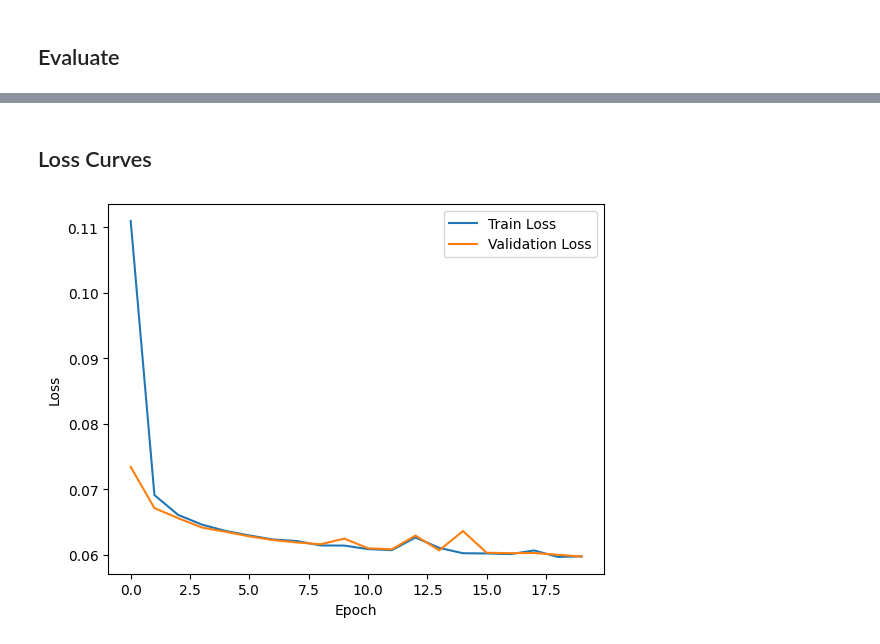
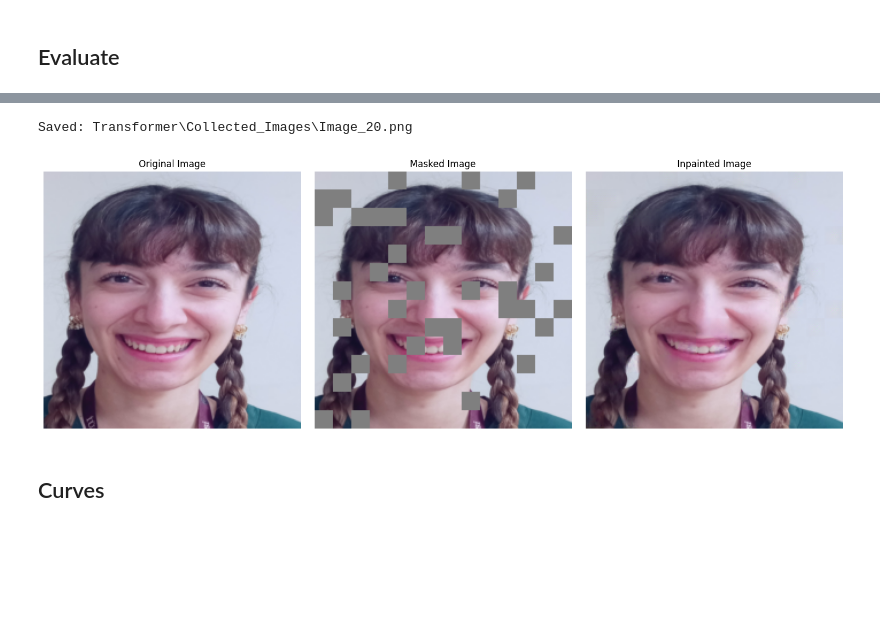
Before and after one commit to ragibglv/Image-Inpainting-YZV-302E, a Jupyter notebook: Project.ipynb, the cells around one changed output, grey strips where cells are left out. Cells and saved outputs as stored; diff of their text form; code cells hidden in the pictures; blank space fills up the shorter version.

```diff
--- a/Project.ipynb
+++ b/Project.ipynb
@@ -490,18 +496,44 @@ Saved: Transformer\Test Images\Image_573.png
+# %%
+def evaluate(model, dataloader, criterion, device= "cuda"):
+    model.eval()
+    test_loss = 0.0
+    test_accuracy = 0.0
+    test_PSNR = 0.0
+    test_MSE = 0.0
+    i = 0
+    with torch.no_grad():
+        for images, masked_images, masks in dataloader:
+            images, masked_images, masks = images.to(device), masked_images.to(device), masks.to(device)
+
+            expanded_mask = masks.view(masks.size(0),14, 14)
+            expanded_mask = expanded_mask.repeat_interleave(16, dim=1).repeat_interleave(16, dim=2)
+            expanded_mask = expanded_mask.unsqueeze(1).float()
+
+            outputs = model(masked_images, masks)
+            loss = criterion(outputs, images, expanded_mask)
+
+            batch_psnr = psnr(outputs, images, expanded_mask)
+            batch_accuracy = pixel_accuracy(outputs, images, expanded_mask)
+            for j in range(len(images)):
+                plot_sample_image(images[j], masked_images[j], outputs[j], expanded_mask[j],
+                                "Transformer\Collected_Images", f"Image_{i * len(images) + j}.png")
+            i += 1
+
+            test_loss = loss.item()
+            test_MSE += F.mse_loss(outputs* expanded_mask, images * expanded_mask).item()
+            test_PSNR += batch_psnr
+            test_accuracy += batch_accuracy
+
+        avg_test_loss = test_loss / len(valid_loader)
+        avg_test_PSNR = test_PSNR / len(valid_loader)
+        avg_test_accuracy = test_accuracy / len(valid_loader)
+        avg_test_MSE = test_MSE / len(valid_loader)
+
+    return {"test_loss": avg_test_loss, "test_PSNR": avg_test_PSNR, "test_accuracy": avg_test_accuracy, "test_MSE": avg_test_MSE}
+
+collected_dict = evaluate(model, collected_loader, criterion, device=device)
+# %% [output]
+Saved: Transformer\Collected_Images\Image_20.png
+[figure, added]
 # %% [markdown]
-## Loss Curves
+## Curves
-# %%
-def plot_losses(losses):
-    train_loss = losses["train_loss"]
-    val_loss = losses["val_loss"]
-
-    plt.figure()
-    plt.plot(train_loss, label="Train Loss")
-    plt.plot(val_loss, label="Validation Loss")
-    plt.xlabel("Epoch")
-    plt.ylabel("Loss")
-    plt.legend()
-    plt.show()
-
-plot_losses(losses)
-# %% [output]
-[figure, removed]
```
Also changed, not shown: parts of 9 cells of this notebook, 2 other files.
